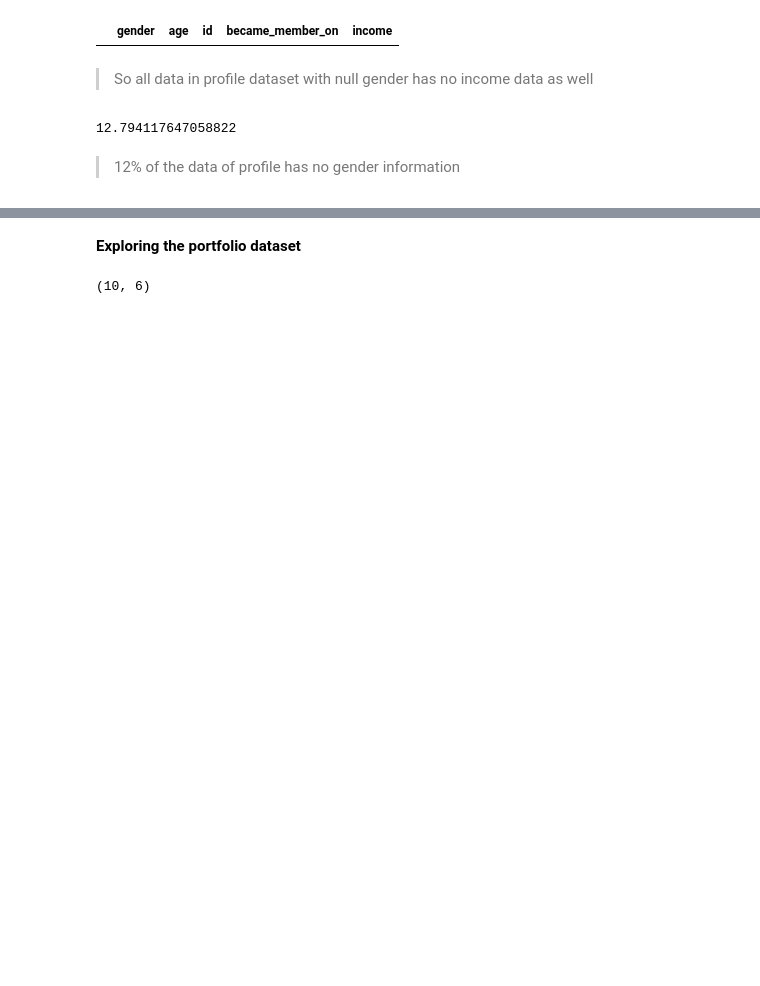
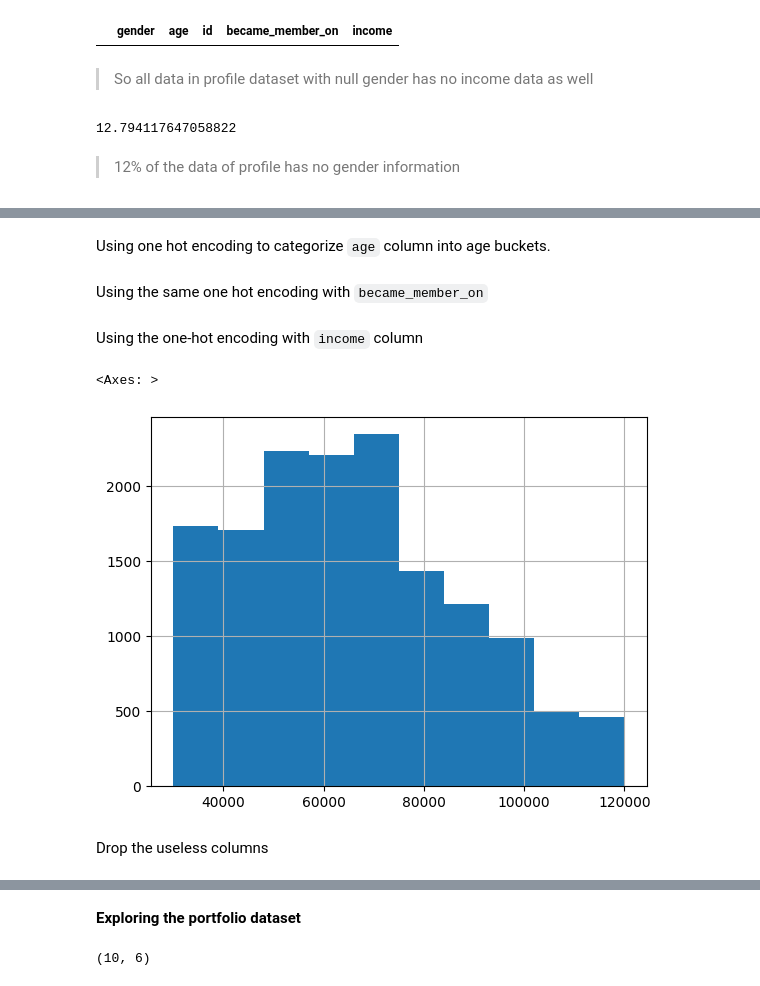
Before and after one commit to mina-f-beshay/udacity-mlend-capstone, a Jupyter notebook: Starbucks_Capstone_notebook.ipynb, the cells around one changed output, grey strips where cells are left out. Saved outputs shown, nothing was run; the diff lists cells and outputs as text; code cells hidden in the pictures; blank space fills up the shorter version.

```diff
--- a/Starbucks_Capstone_notebook.ipynb
+++ b/Starbucks_Capstone_notebook.ipynb
@@ -132,0 +132,2 @@ profile.head()
+# %%
+profile['gender'] = profile['gender'].replace({'M': 0, 'F': 1})
@@ -132,0 +143,26 @@ profile.head()
+# %% [markdown]
+Using one hot encoding to categorize `age` column into age buckets.
+# %%
+buckets = [0, 10, 20, 30, 40, 50, 60, 70, 80, 90, 100, 110]
+profile['age_bucket'] = pd.cut(profile['age'], buckets)
+profile = pd.get_dummies(profile, columns=['age_bucket'], dtype='int')
+# %% [markdown]
+Using the same one hot encoding with `became_member_on`
+# %%
+# Convert 'became_member_on' to datetime format
+profile['became_member_on'] = pd.to_datetime(profile['became_member_on'], format='%Y%m%d')
+
+# Extract the year from 'became_member_on'
+profile['membership_year'] = profile['became_member_on'].dt.year
+
+# Apply one-hot encoding to 'membership_year'
+profile = pd.get_dummies(profile, columns=['membership_year'], dtype='int')
+# %% [markdown]
+Using the one-hot encoding with `income` column
+# %%
+# let's see the distribution of `income` column
+
+profile.income.hist()
+# %% [output]
+<Axes: >
+[figure, added]
@@ -132,0 +178,2 @@ profile.head()
+# %% [markdown]
+Drop the useless columns
```
Also changed, not shown: parts of 8 cells of this notebook.
